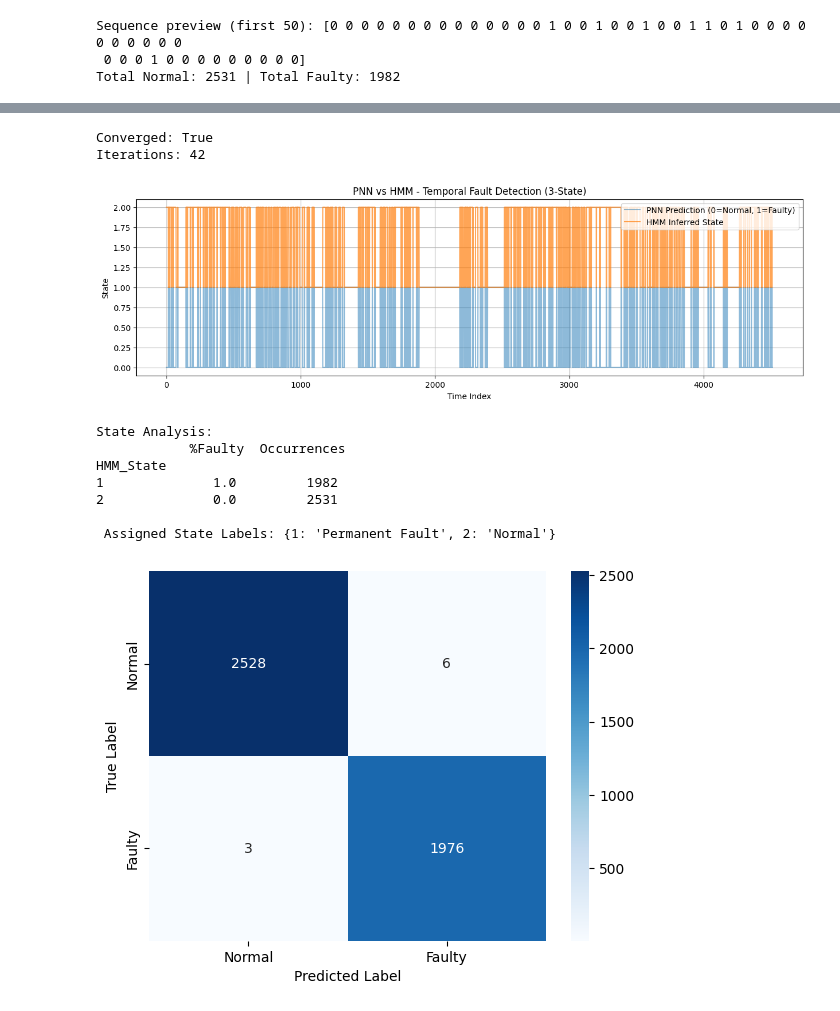
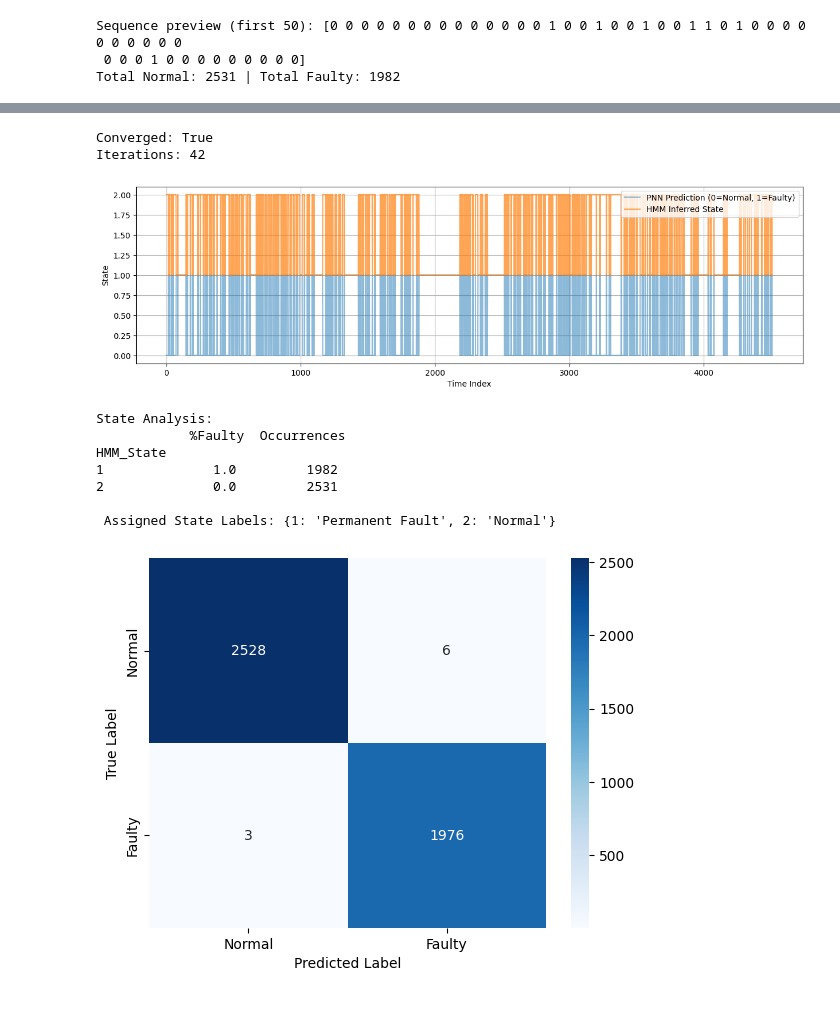
Before and after one commit to Somen04/smart_agriculture, a Jupyter notebook: fault_detection.ipynb, the cells around one changed output, grey strips where cells are left out. Drawn from its saved outputs; the diff is of its cells as text; code cells hidden in the pictures.

```diff
--- a/fault_detection.ipynb
+++ b/fault_detection.ipynb
@@ -170,39 +170,38 @@ plt.figure(figsize=(15, 4))
 plt.plot(sequence_binary, label="PNN Prediction (0=Normal, 1=Faulty)", alpha=0.5)
 plt.plot(hidden_states, label="HMM Inferred State", alpha=0.7)
 plt.legend()
-plt.title("PNN vs HMM - Temporal Fault Detection (3-State)")
 plt.xlabel("Time Index")
 plt.ylabel("State")
 plt.grid(True)
 plt.show()
 
 # Step 5: Analyze state-to-fault mapping
 df_hmm = pd.DataFrame({
     "HMM_State": hidden_states,
     "PNN_Output": sequence_binary
 })
 
 state_summary = df_hmm.groupby("HMM_State")["PNN_Output"].agg(["mean", "count"])
 state_summary.columns = ["%Faulty", "Occurrences"]
 print("State Analysis:\n", state_summary)
 
 # Step 6: Assign meaning to states based on %Faulty
 state_labels = {}
 for state in state_summary.index:
     fault_ratio = state_summary.loc[state, "%Faulty"]
     if fault_ratio > 0.8:
         state_labels[state] = "Permanent Fault"
     elif fault_ratio > 0.2:
         state_labels[state] = "Intermittent  Fault"
     else:
         state_labels[state] = "Normal"
 
 
 print("\n Assigned State Labels:", state_labels)
 # %% [output]
 Converged: True
 Iterations: 42
-[figure, old version]
+[figure, new version]
 State Analysis:
             %Faulty  Occurrences
 HMM_State
```
